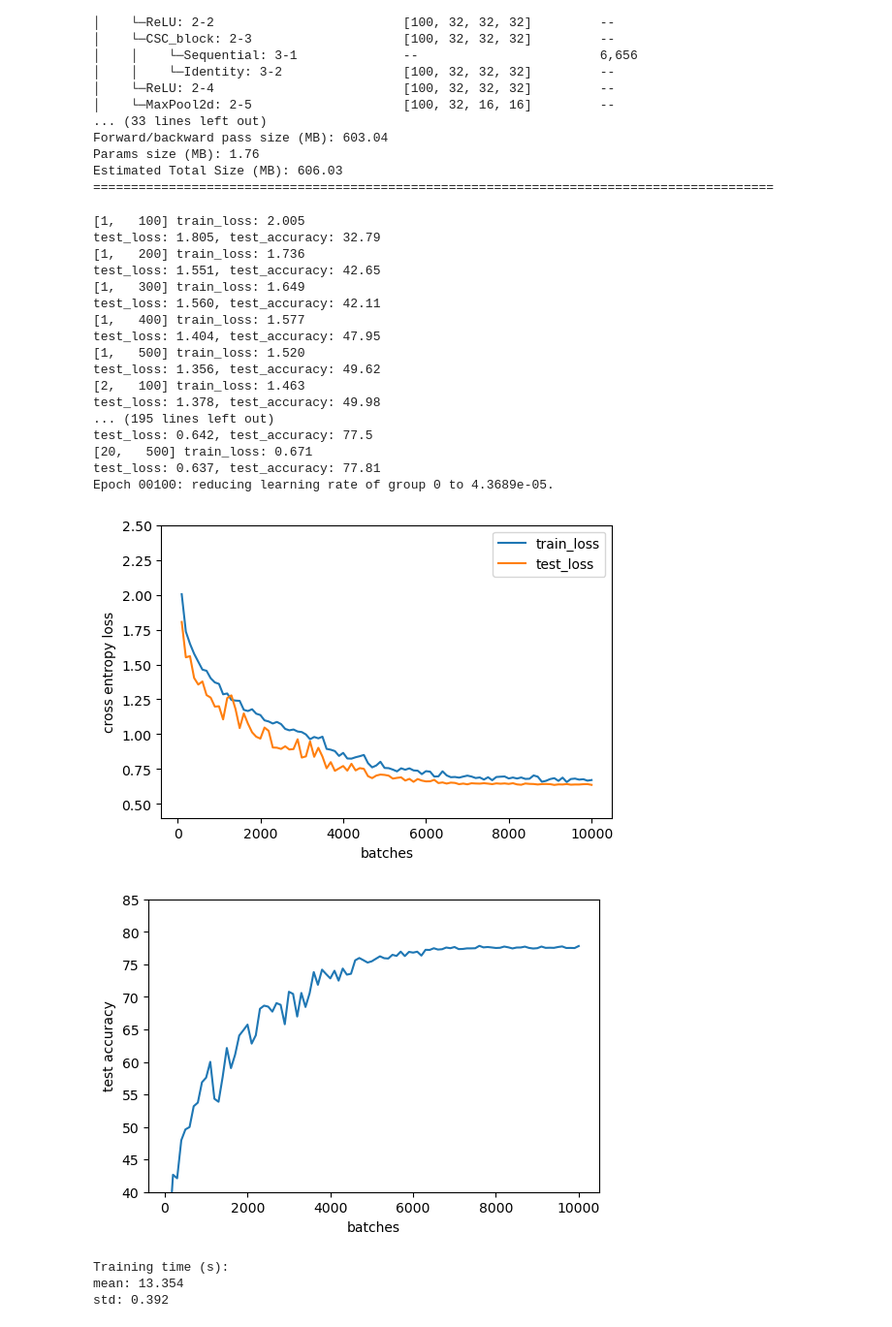
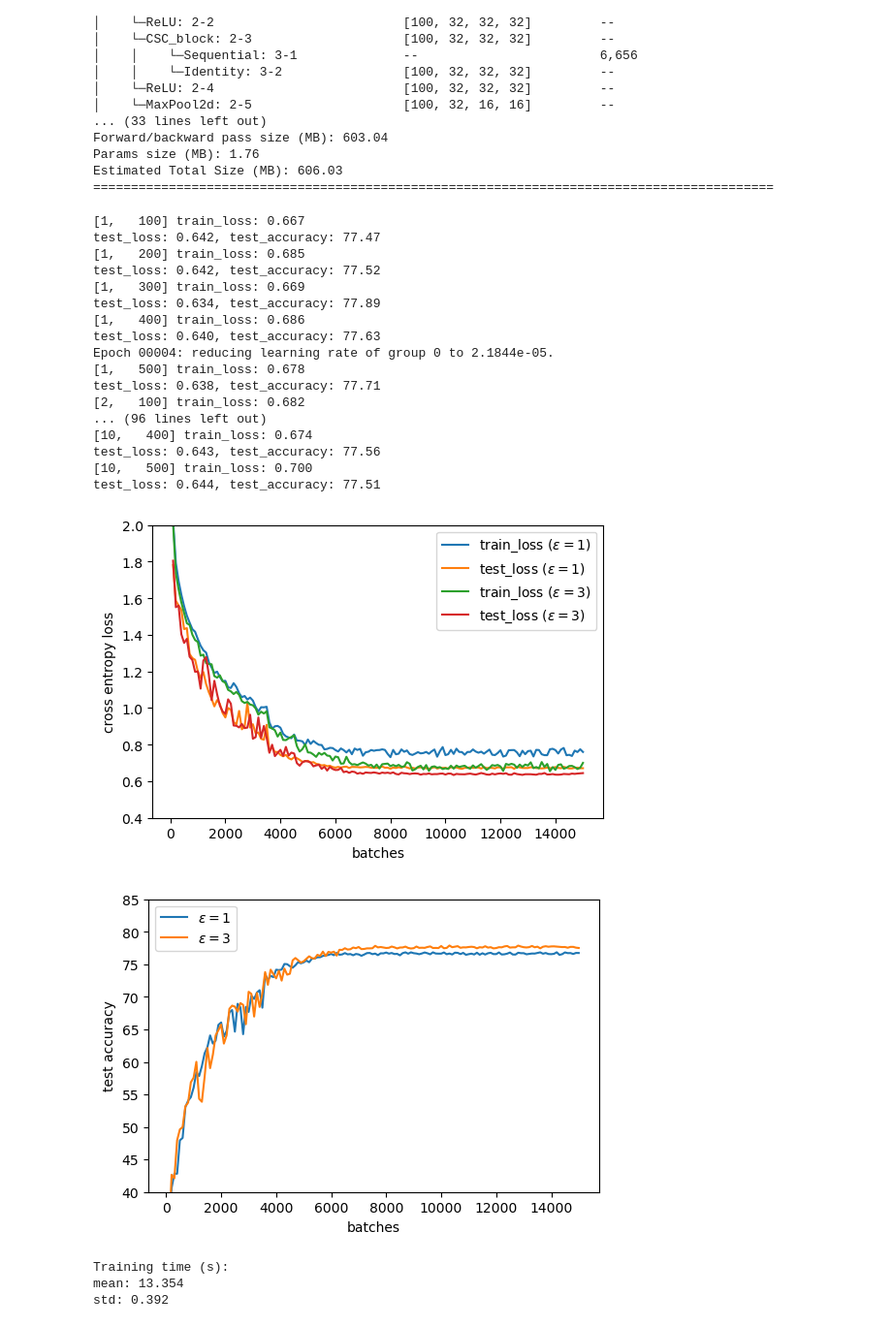
Before and after one commit to HeiseMax/ActiveShiftLayer, a Jupyter notebook: VGG.ipynb, the cells around one changed output. Shown at 97% size. Saved outputs shown, nothing was run; the diff lists cells and outputs as text; code cells hidden in the pictures.

Commit message:
residual test

```diff
--- a/VGG.ipynb
+++ b/VGG.ipynb
@@ -410,38 +401,38 @@ if exists(PATH):
     ASL_VGGNN_exp3.eval()
 # %%
 criterion = CrossEntropyLoss()
-epochs = 20
+epochs = 10
 
 train_NN(ASL_VGGNN_exp3, criterion, train_dataloader, test_dataloader, epochs=epochs, batches_to_test=100,
         patience=2, device=device, print_test=True, verbose=True, p_randomTransform=parameters["p_randomTransform"])
 # %% [output]
-[1,   100] train_loss: 2.005
-test_loss: 1.805, test_accuracy: 32.79
-[1,   200] train_loss: 1.736
-test_loss: 1.551, test_accuracy: 42.65
-[1,   300] train_loss: 1.649
-test_loss: 1.560, test_accuracy: 42.11
-[1,   400] train_loss: 1.577
-test_loss: 1.404, test_accuracy: 47.95
-[1,   500] train_loss: 1.520
-test_loss: 1.356, test_accuracy: 49.62
-[2,   100] train_loss: 1.463
-test_loss: 1.378, test_accuracy: 49.98
-... (195 lines left out)
-test_loss: 0.642, test_accuracy: 77.5
-[20,   500] train_loss: 0.671
-test_loss: 0.637, test_accuracy: 77.81
-Epoch 00100: reducing learning rate of group 0 to 4.3689e-05.
+[1,   100] train_loss: 0.667
+test_loss: 0.642, test_accuracy: 77.47
+[1,   200] train_loss: 0.685
+test_loss: 0.642, test_accuracy: 77.52
+[1,   300] train_loss: 0.669
+test_loss: 0.634, test_accuracy: 77.89
+[1,   400] train_loss: 0.686
+test_loss: 0.640, test_accuracy: 77.63
+Epoch 00004: reducing learning rate of group 0 to 2.1844e-05.
+[1,   500] train_loss: 0.678
+test_loss: 0.638, test_accuracy: 77.71
+[2,   100] train_loss: 0.682
+... (96 lines left out)
+[10,   400] train_loss: 0.674
+test_loss: 0.643, test_accuracy: 77.56
+[10,   500] train_loss: 0.700
+test_loss: 0.644, test_accuracy: 77.51
 # %%
 torch.save(ASL_VGGNN_exp3, "./models/VGG/ASL_VGGNet_exp3.pth")
 # %%
 ASL_VGGNN_exp3 = torch.load("./models/VGG/ASL_VGGNet_exp3.pth")
 # %%
-plot_loss(ASL_VGGNN_exp3, y_lim=(0.4, 2.5))
-plot_acc(ASL_VGGNN_exp3, y_lim=(40, 85))
+ASL_plot_loss(ASL_VGGNN, ASL_VGGNN_exp3, y_lim=(0.4, 2))
+ASL_plot_acc(ASL_VGGNN, ASL_VGGNN_exp3, y_lim=(40, 85))
 # %% [output]
-[figure, old version]
+[figure, new version]
-[figure, old version]
+[figure, new version]
 # %%
 print("Training time (s):")
 print(f"mean: {round(np.mean(ASL_VGGNN_exp3.train_time), 3)}")
```
Also changed, not shown: parts of 5 cells of this notebook, 10 other files.
